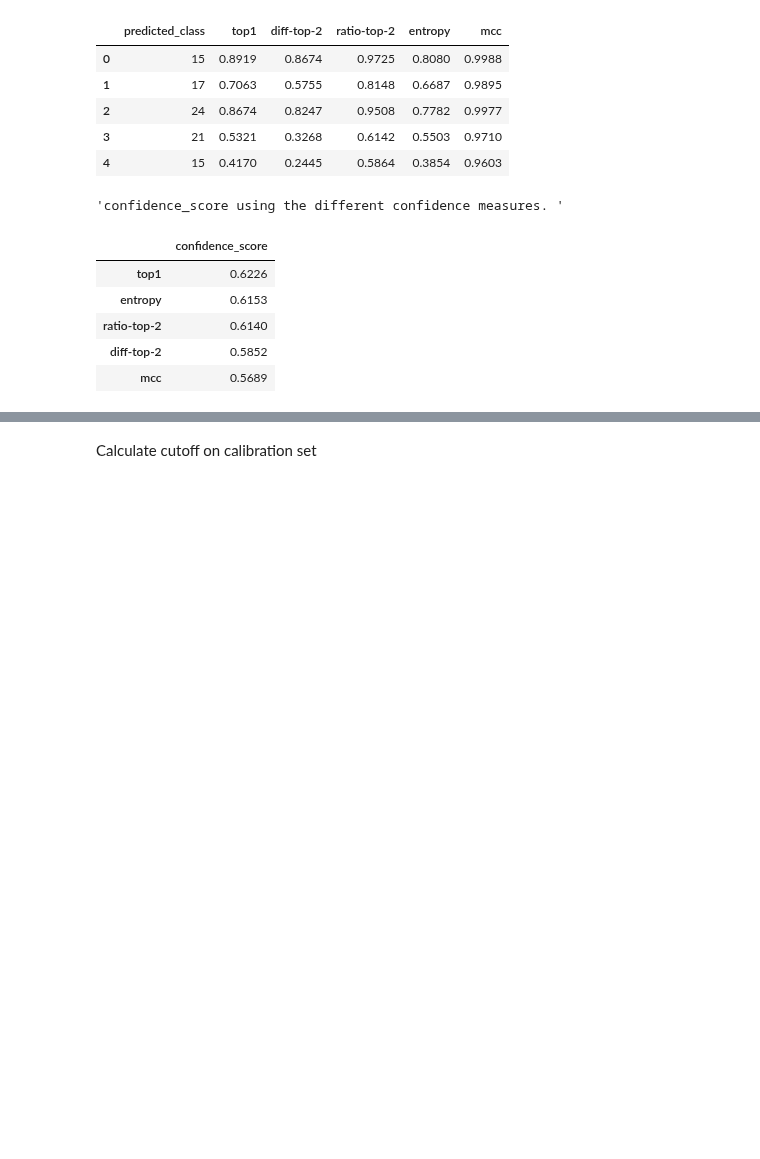
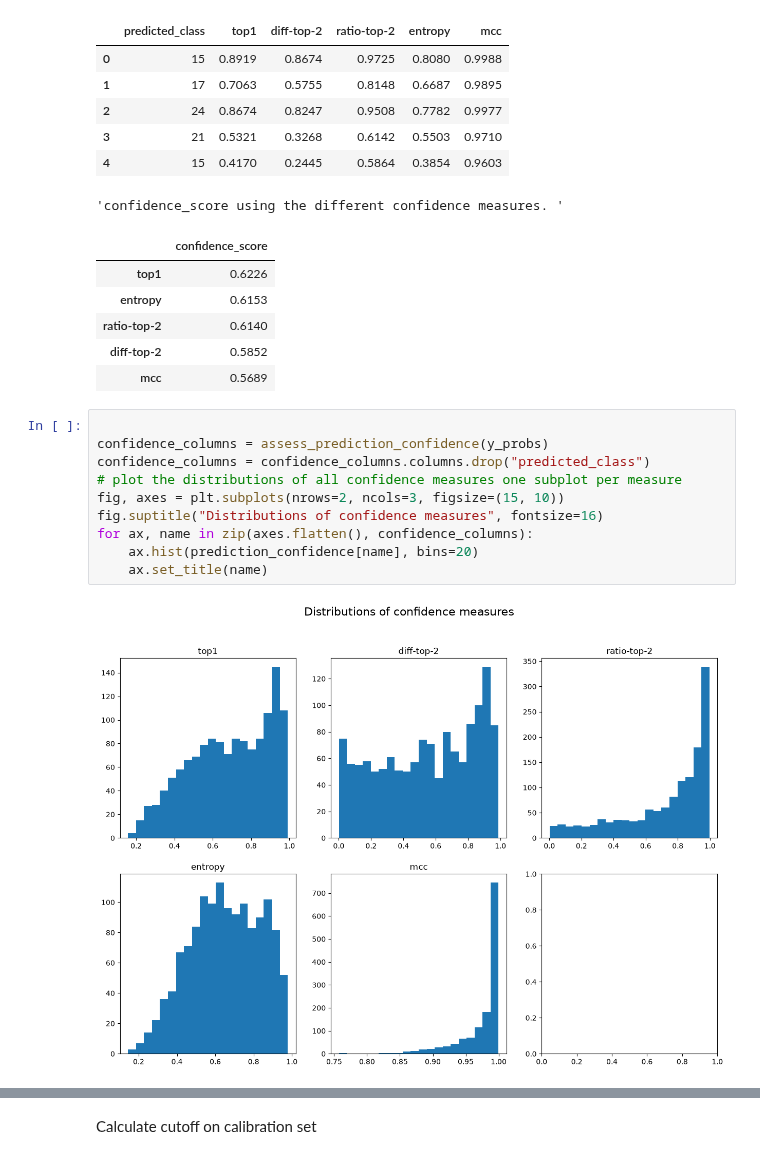
Before and after one commit to aobermuhlner/prov_repo_practica_1_DS, a Jupyter notebook: notebooks/notebooks_daniel/confidence.ipynb, the cells around one changed output, grey strips where cells are left out. Saved outputs shown, nothing was run; the diff lists cells and outputs as text; blank space fills up the shorter version.

```diff
--- a/notebooks/notebooks_daniel/confidence.ipynb
+++ b/notebooks/notebooks_daniel/confidence.ipynb
@@ -217,3 +217,15 @@ display(conf_score_by_conf_measure.sort_values(ascending=False).round(4).to_fram
 | ratio-top-2 | 0.6140 |
 | diff-top-2 | 0.5852 |
 | mcc | 0.5689 |
+# %%
+
+confidence_columns = assess_prediction_confidence(y_probs)
+confidence_columns = confidence_columns.columns.drop("predicted_class")
+# plot the distributions of all confidence measures one subplot per measure
+fig, axes = plt.subplots(nrows=2, ncols=3, figsize=(15, 10))
+fig.suptitle("Distributions of confidence measures", fontsize=16)
+for ax, name in zip(axes.flatten(), confidence_columns):
+    ax.hist(prediction_confidence[name], bins=20)
+    ax.set_title(name)
+# %% [output]
+[figure, added]
```
Also changed, not shown: parts of 9 cells of this notebook, 1 other file.
